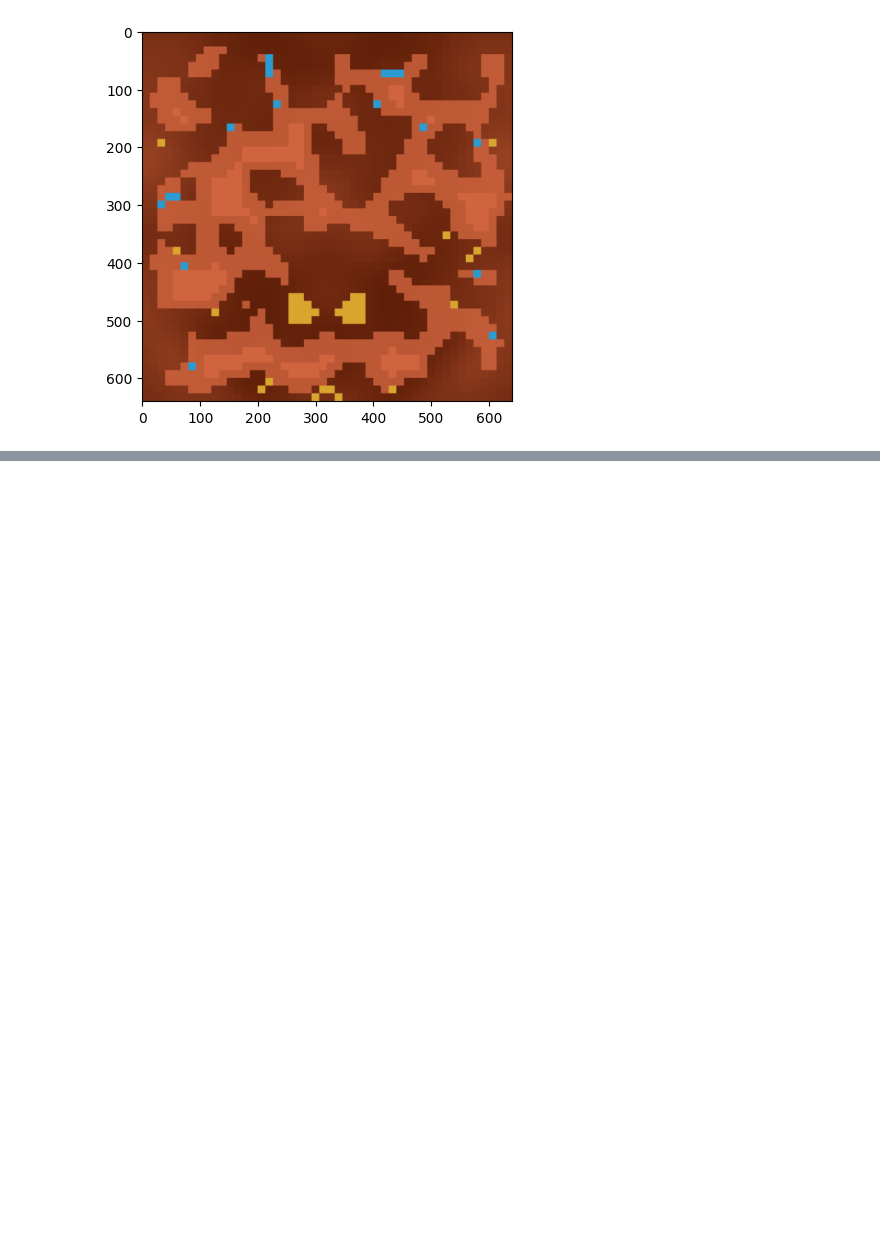
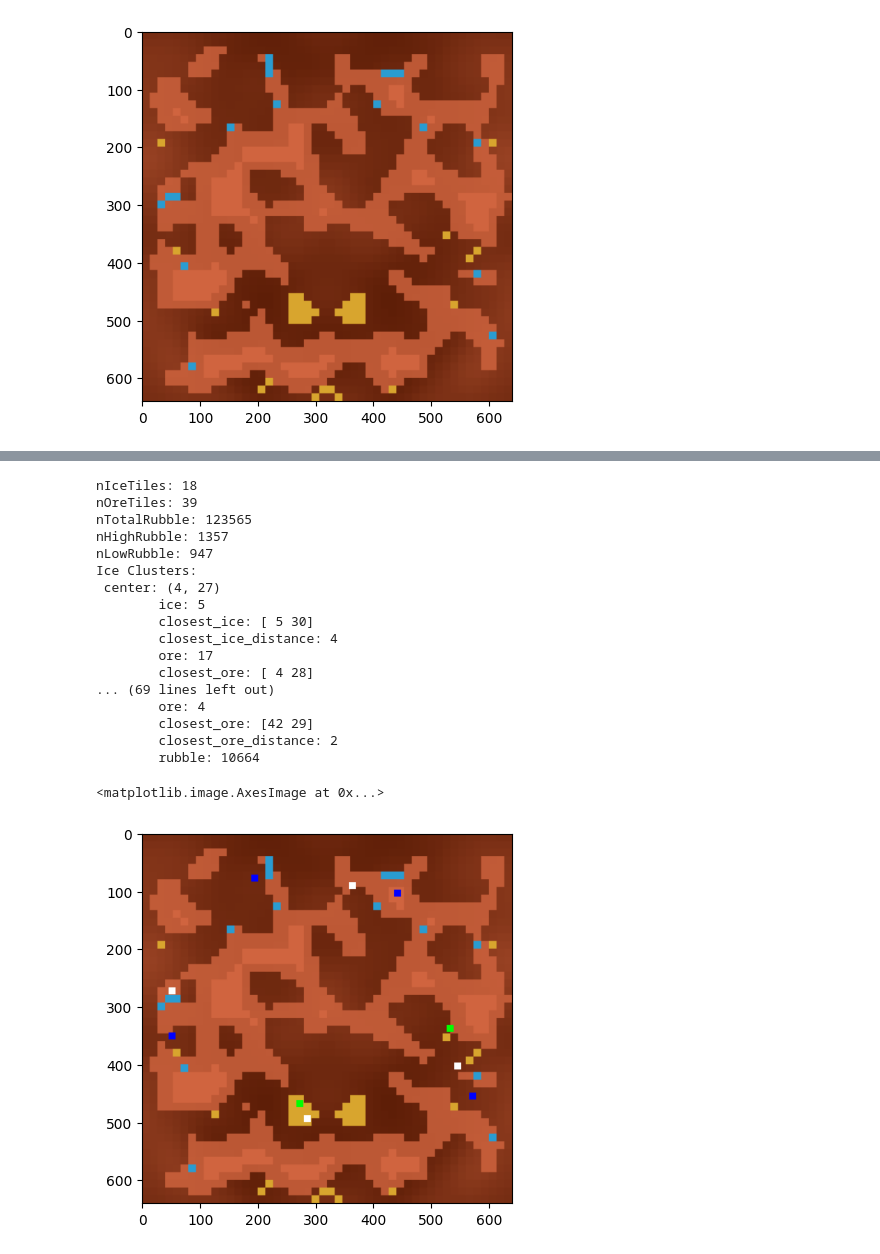
Before and after one commit to AugmentedDesignLab/lux-ai-challenge, a Jupyter notebook: map-stats.ipynb, the cells around one changed output, grey strips where cells are left out. Drawn from its saved outputs; the diff is of its cells as text; code cells hidden in the pictures; blank space fills up the shorter version.

Commit message:
rubble calculated

```diff
--- a/map-stats.ipynb
+++ b/map-stats.ipynb
@@ -127,10 +124,31 @@ plt.imshow(img)
 # %%
 mapStats = mapStatsManager.collectMapStats(game_state)
 img = env.render("rgb_array", width=640, height=640)
 VisualUtils.addClustersToImg(img, mapStats.iceClusters, np.array([0, 0, 255]))
 VisualUtils.addClustersToImg(img, mapStats.oreClusters, np.array([0, 255, 0]))
 VisualUtils.addClustersToImg(img, mapStats.resourceClusters, 255)
+debugger.printMapStats(mapStats)
 plt.imshow(img)
+# %% [output]
+nIceTiles: 18
+nOreTiles: 39
+nTotalRubble: 123565
+nHighRubble: 1357
+nLowRubble: 947
+Ice Clusters:
+ center: (4, 27)
+        ice: 5
+        closest_ice: [ 5 30]
+        closest_ice_distance: 4
+        ore: 17
+        closest_ore: [ 4 28]
+... (69 lines left out)
+        ore: 4
+        closest_ore: [42 29]
+        closest_ore_distance: 2
+        rubble: 10664
+<matplotlib.image.AxesImage at 0x...>
+[figure, added]
 # %%
 
 from lux.kit import GameState, obs_to_game_state, Board
```
Also changed, not shown: parts of 8 cells of this notebook, 4 other files.
